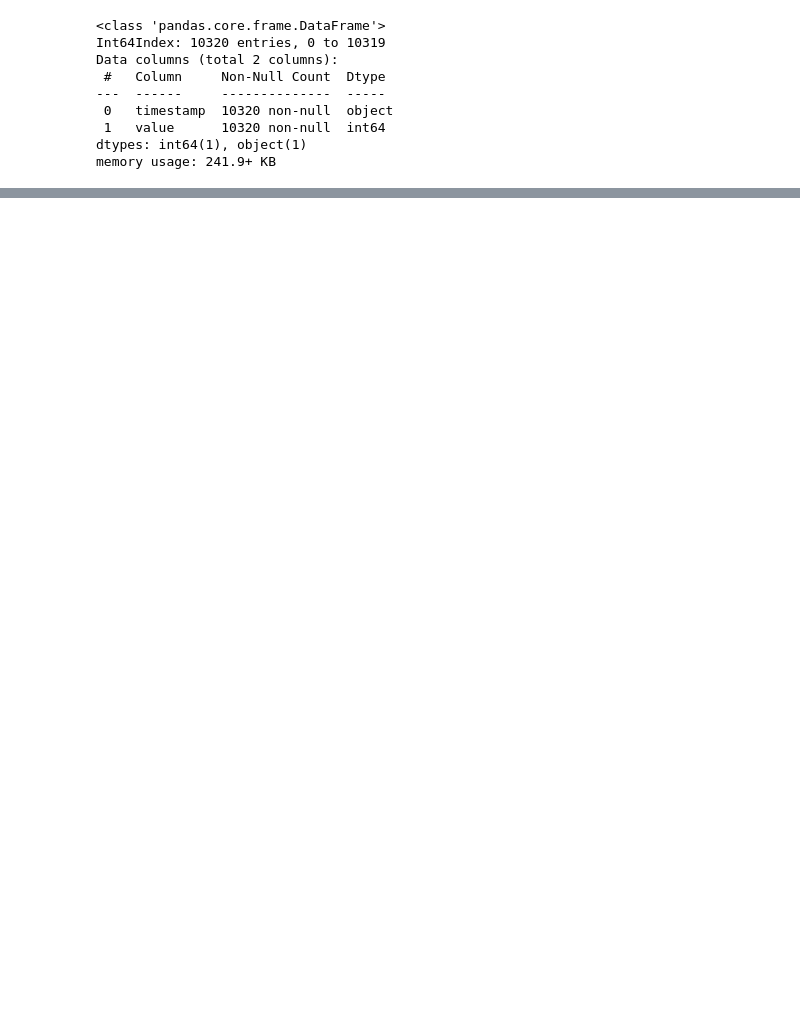
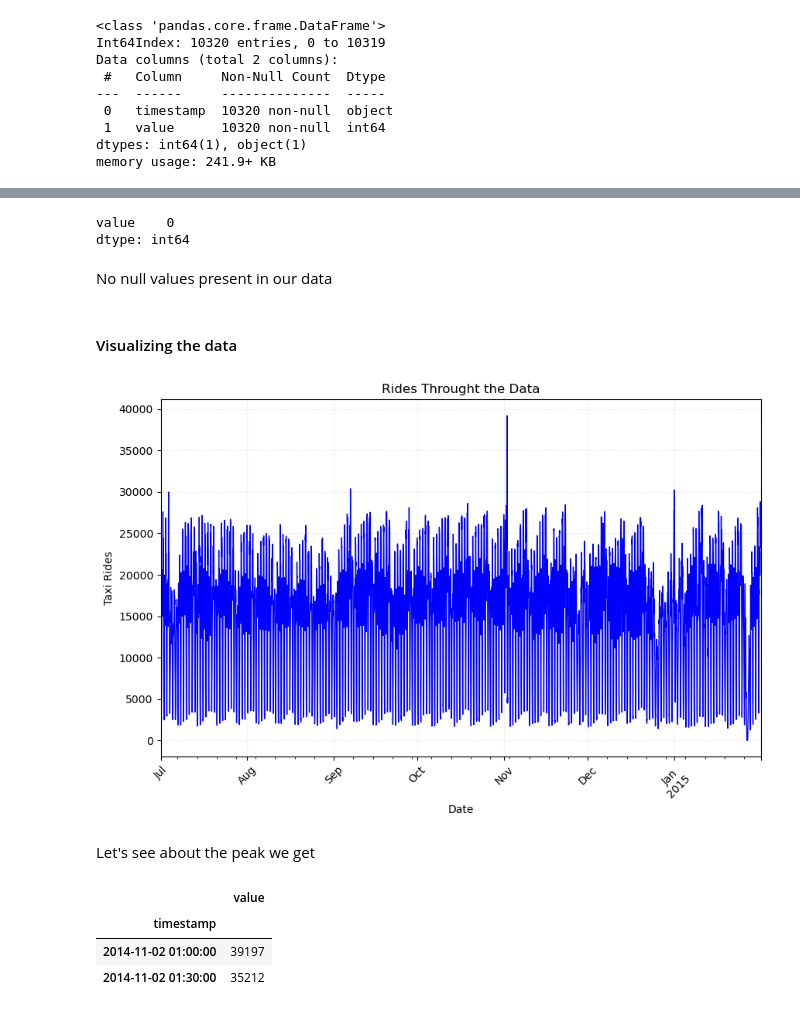
Before and after one commit to ShubhamMisar-12/NYC-Taxi-Traffic-Analysis, a Jupyter notebook: NYC Taxi Data Analysis.ipynb, the cells around one changed output, grey strips where cells are left out. Cells and saved outputs as stored; diff of their text form; code cells hidden in the pictures; blank space fills up the shorter version.

```diff
--- a/NYC Taxi Data Analysis.ipynb
+++ b/NYC Taxi Data Analysis.ipynb
@@ -115,3 +20,0 @@ df.groupby('WeekDay')['value'].median().plot()
-# %%
-df['Day'] = df.index.day
-df.groupby('Day')['value'].median().plot()
@@ -121,27 +20,0 @@ df.groupby('Day')['value'].median().plot()
-# %%
-import pandas as pd
-import matplotlib.pyplot as plt
-
-# Assuming your DataFrame is named 'df'
-df['day'] = df.index.day
-df['month'] = df.index.month
-
-# Group by month and day, and calculate the mean of the 'value' column
-df_grouped = df.groupby(['month', 'day'])['value'].mean()
-
-# Reshape the data to have month as columns and day as rows
-df_pivot = df_grouped.unstack(level='month')
-
-# Plot each month in one plot
-df_pivot.plot(figsize=(12, 6))
-
-# Set the x-axis label and title
-plt.xlabel('Day of the Month')
-plt.ylabel('Mean Value')
-plt.title('Mean Value by Day of the Month - Each Month')
-
-# Show the legend
-plt.legend(title='Month')
-
-# Display the plot
-plt.show()
@@ -149,0 +46,35 @@ plt.show()
+# %%
+# Checking NULL values
+df.isna().sum()
+# %% [output]
+value    0
+dtype: int64
+# %% [markdown]
+No null values present in our data
+# %% [markdown]
+#### Visualizing the data
+# %%
+df['value'].plot(figsize=(10, 6), color='blue', linewidth=1)
+
+
+plt.xlabel('Date')
+plt.ylabel('Taxi Rides')
+plt.title('Rides Throught the Data')
+
+
+plt.xticks(rotation=45)
+
+plt.grid(True, linestyle='--', alpha=0.2)
+
+plt.show()
+# %% [output]
+[figure, added]
+# %% [markdown]
+Let's see about the peak we get
+# %%
+df[df['value'] > 35000]
+# %% [output]
+|  | value |
+| timestamp |  |
+| 2014-11-02 01:00:00 | 39197 |
+| 2014-11-02 01:30:00 | 35212 |
```
Also changed, not shown: parts of 35 cells of this notebook.
